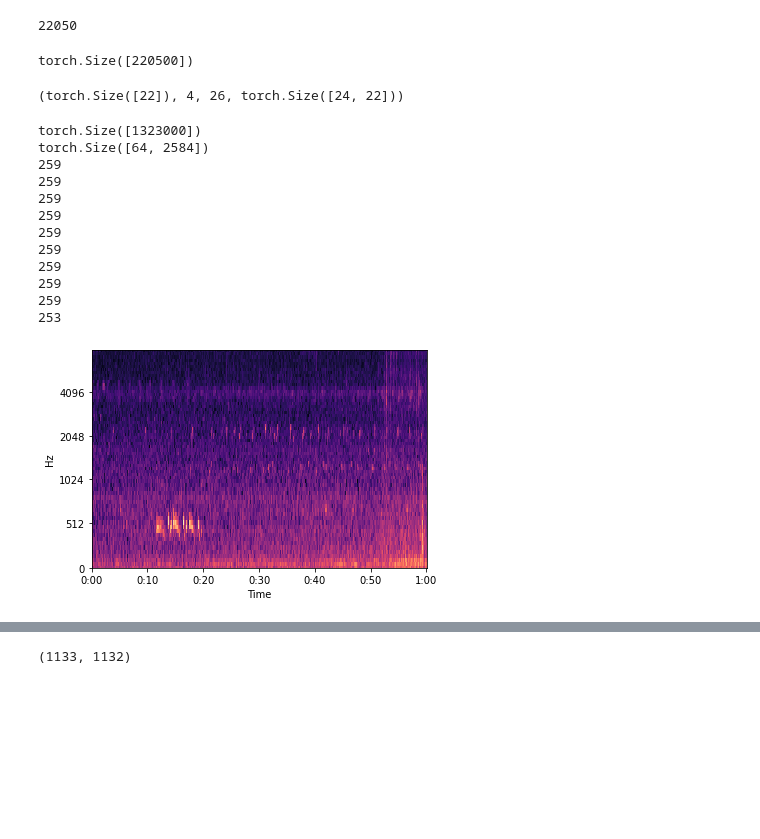
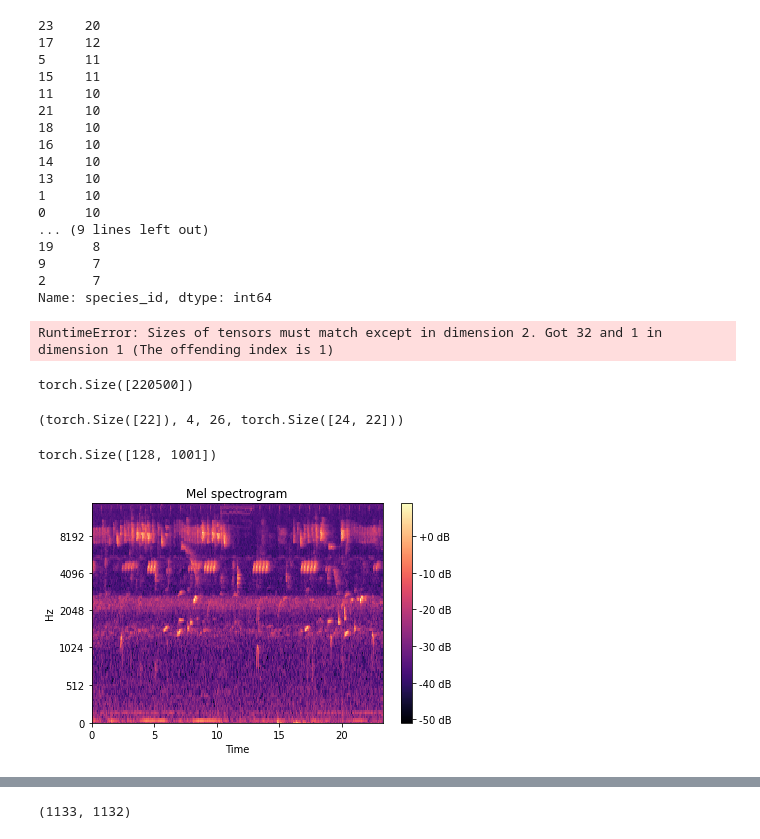
Before and after one commit to skull8888888/forest, a Jupyter notebook: forest.ipynb, the cells around one changed output, grey strips where cells are left out. Cells and saved outputs as stored; diff of their text form; code cells hidden in the pictures; blank space fills up the shorter version.

```diff
--- a/forest.ipynb
+++ b/forest.ipynb
@@ -271 +528,26 @@ torch.Size([2, 24])
+# %%
+df = pd.read_csv('train_tp_folds.csv')
+
+valid_fold_id = CONFIG.valid_id
+
+valid_df = df[df['kfold'] == valid_fold_id]
+valid_df.species_id.value_counts()
+# %% [output]
+23    20
+17    12
+5     11
+15    11
+11    10
+21    10
+18    10
+16    10
+14    10
+13    10
+1     10
+0     10
+... (9 lines left out)
+19     8
+9      7
+2      7
+Name: species_id, dtype: int64
 # %%
@@ -275,9 +557,11 @@ device = 'cuda:3'
 model.to(device);
-# %%
-w, r = librosa.load('train/003bec244.flac')
-print(r)
-# %% [output]
-22050
+# %%
+a = torch.rand(16, 32, 1024)
+b = torch.rand(16, 1024)[:,None,:]
+
+torch.cat([a,b],dim=-1).shape
+# %% [output]
+RuntimeError: Sizes of tensors must match except in dimension 2. Got 32 and 1 in dimension 1 (The offending index is 1)
 # %%
 x = torch.load('train_torch/003bec244.pt')
 print(torch.chunk(x,6)[0].shape)
@@ -302,8 +586,9 @@ x[segment_start:segment_end].shape, segment_start, segment_end, segments[:,segme
 torch.Size([220500])
 (torch.Size([22]), 4, 26, torch.Size([24, 22]))
 # %%
-x = torch.load('train_torch/cd1d48eec.pt')
-print(x.shape)
+w, r = librosa.load('train_32000/train/003bec244.flac', 32000)
+x = torch.from_numpy(w)[:32000 * 10]
+
 window = 'hann'
 center = True
 pad_mode = 'reflect'
@@ -311,62 +596,48 @@ ref = 1.0
 amin = 1e-10
 top_db = None
 
-sample_rate=22050
-window_size=1024
-hop_size=512
-mel_bins=64
+sample_rate=32000
+window_size=2048
+hop_size=320
+mel_bins=128
 fmin=50
-fmax=8192
+fmax=15000
 classes_num=527
 
 spectrogram_extractor = Spectrogram(n_fft=window_size, hop_length=hop_size,
             win_length=window_size, window=window, center=center, pad_mode=pad_mode,
             freeze_parameters=True)
 
 # Logmel feature extractor
 logmel_extractor = LogmelFilterBank(sr=sample_rate, n_fft=window_size,
     n_mels=mel_bins, fmin=fmin, fmax=fmax, ref=ref, amin=amin, top_db=top_db,
     freeze_parameters=True)
 
 x = spectrogram_extractor(x.unsqueeze(0))
 x = logmel_extractor(x)
 
 # y = do_mixup(x)
 # print(y.shape)
 x = x.transpose(1, 3).squeeze(0).squeeze(2)
 
 print(x.shape)
 
 librosa.display.specshow(x.numpy(),
-                         y_axis='mel', fmax=8000,
+                         y_axis='mel', fmax=15000,
                          x_axis='time')
-# plt.colorbar(format='%+2.0f dB')
-# plt.title('Mel spectrogram')
-# plt.tight_layout()
+plt.colorbar(format='%+2.0f dB')
+plt.title('Mel spectrogram')
+plt.tight_layout()
 
-l = torch.chunk(x, 10, dim=1)
-for i in l:
-    print(i.shape[-1])
 
 # plt.imshow(x[0,0])
 
 # Spec augmenter
 # spec_augmenter = SpecAugmentation(time_drop_width=64, time_stripes_num=2,
 #     freq_drop_width=8, freq_stripes_num=2)
 # %% [output]
-torch.Size([1323000])
-torch.Size([64, 2584])
-259
-259
-259
-259
-259
-259
-259
-259
-259
-253
+torch.Size([128, 1001])
-[figure, old version]
+[figure, new version]
 # %%
 def mixup_data(x, y, alpha=1.0):
     '''Returns mixed inputs, pairs of targets, and lambda'''
```
Also changed, not shown: parts of 17 cells of this notebook, 6 other files.
